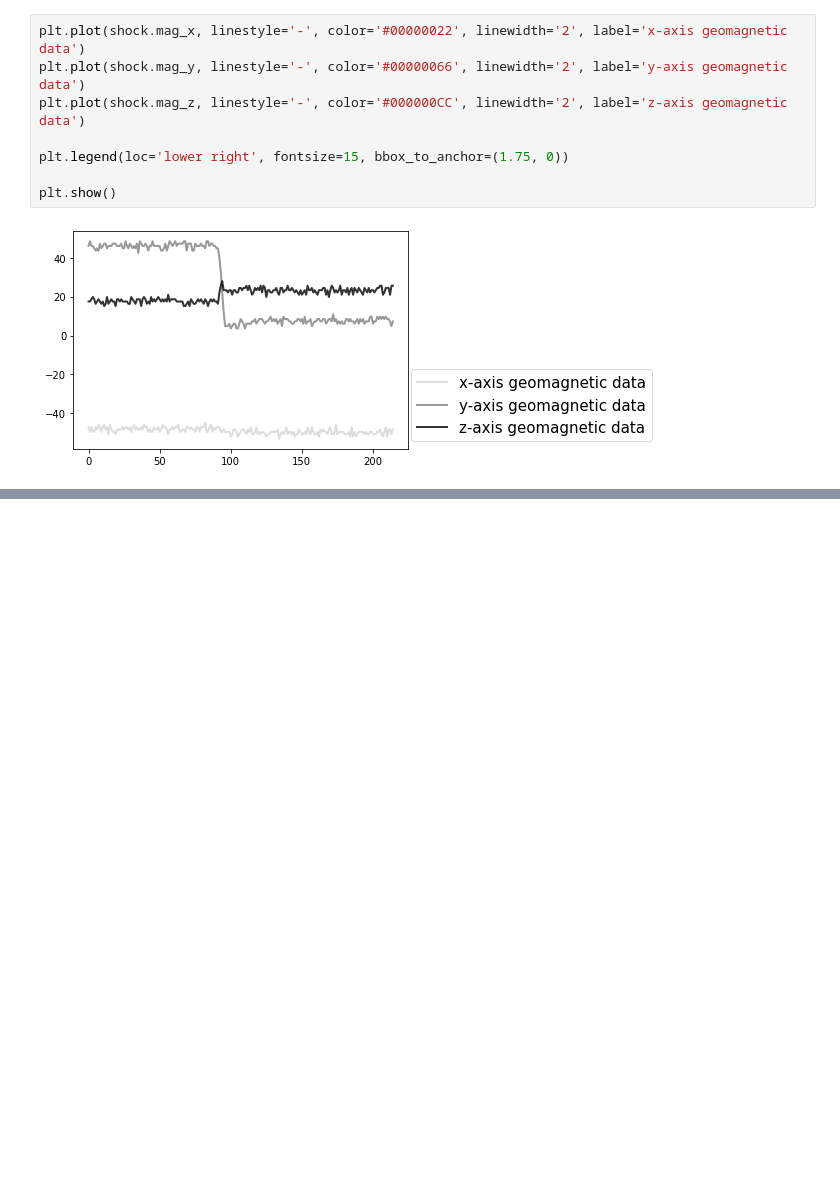
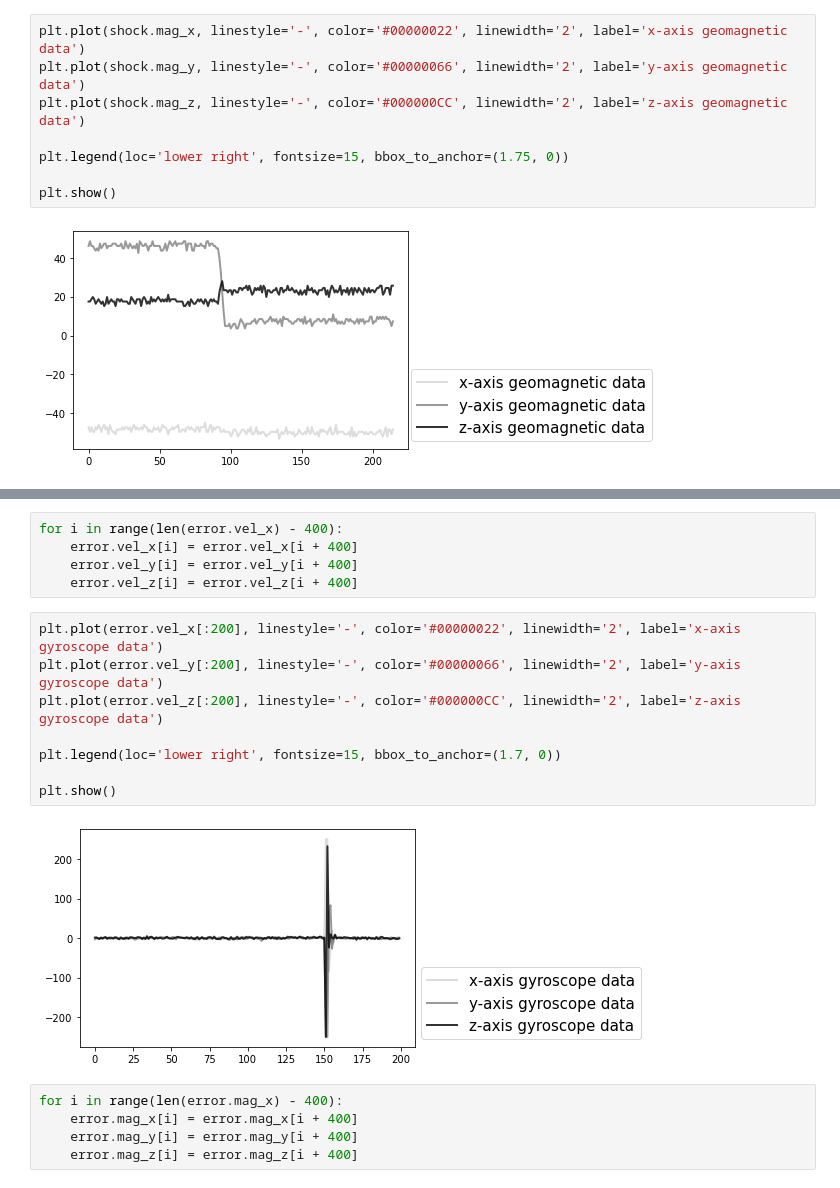
Before and after one commit to KiHyeon-Hong/9-axis_shock_algorithm_paper, a Jupyter notebook: analysis/Shock_data_analysis3.ipynb, the cells around one changed output, grey strips where cells are left out. Drawn from its saved outputs; the diff is of its cells as text; blank space fills up the shorter version.

```diff
--- a/analysis/Shock_data_analysis3.ipynb
+++ b/analysis/Shock_data_analysis3.ipynb
@@ -210,0 +235,20 @@ plt.show()
+# %%
+for i in range(len(error.vel_x) - 400):
+    error.vel_x[i] = error.vel_x[i + 400]
+    error.vel_y[i] = error.vel_y[i + 400]
+    error.vel_z[i] = error.vel_z[i + 400]
+# %%
+plt.plot(error.vel_x[:200], linestyle='-', color='#00000022', linewidth='2', label='x-axis gyroscope data')
+plt.plot(error.vel_y[:200], linestyle='-', color='#00000066', linewidth='2', label='y-axis gyroscope data')
+plt.plot(error.vel_z[:200], linestyle='-', color='#000000CC', linewidth='2', label='z-axis gyroscope data')
+
+plt.legend(loc='lower right', fontsize=15, bbox_to_anchor=(1.7, 0))
+
+plt.show()
+# %% [output]
+[figure, added]
+# %%
+for i in range(len(error.mag_x) - 400):
+    error.mag_x[i] = error.mag_x[i + 400]
+    error.mag_y[i] = error.mag_y[i + 400]
+    error.mag_z[i] = error.mag_z[i + 400]
```
Also changed, not shown: parts of 5 cells of this notebook, 2 other files.
